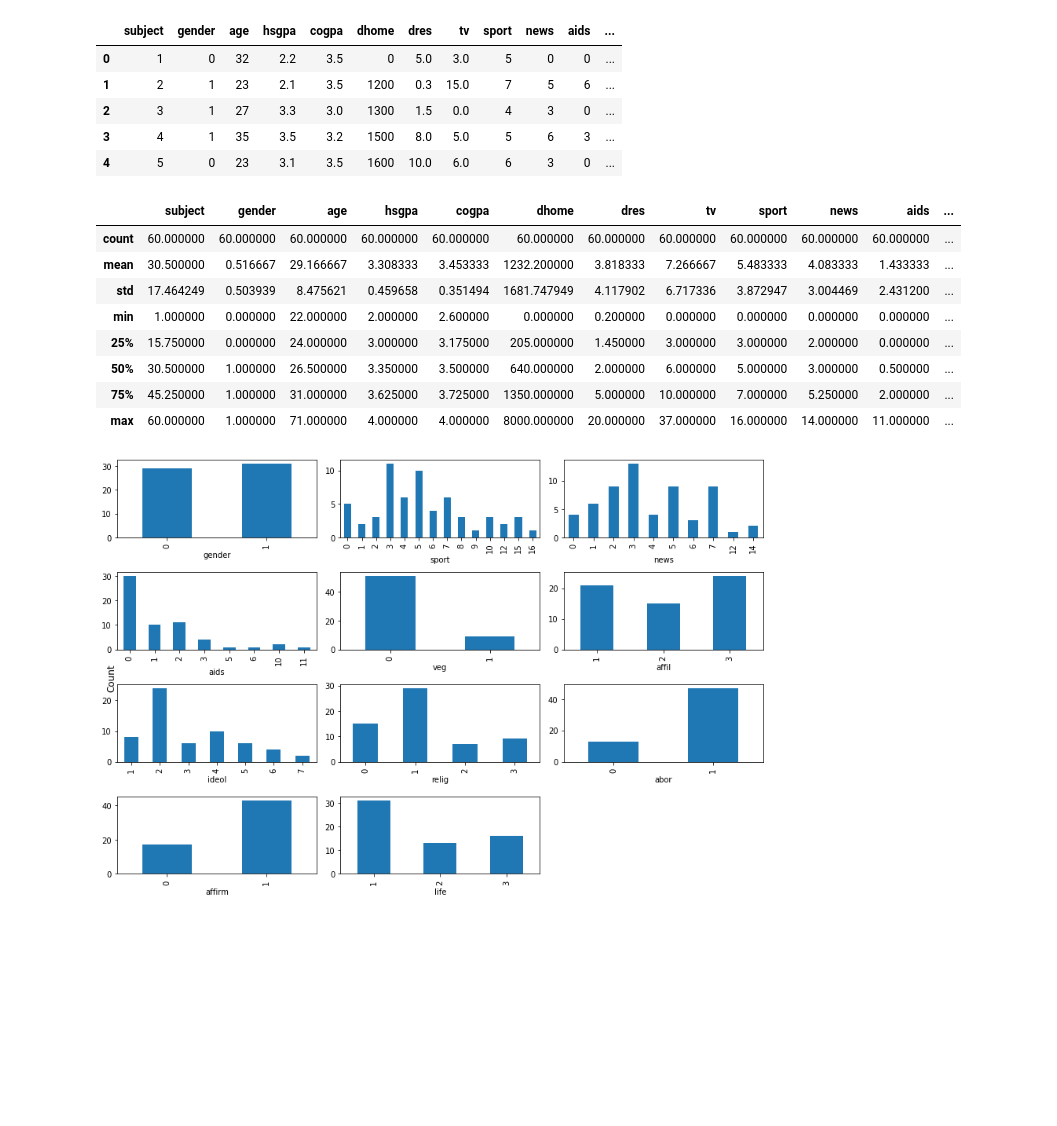
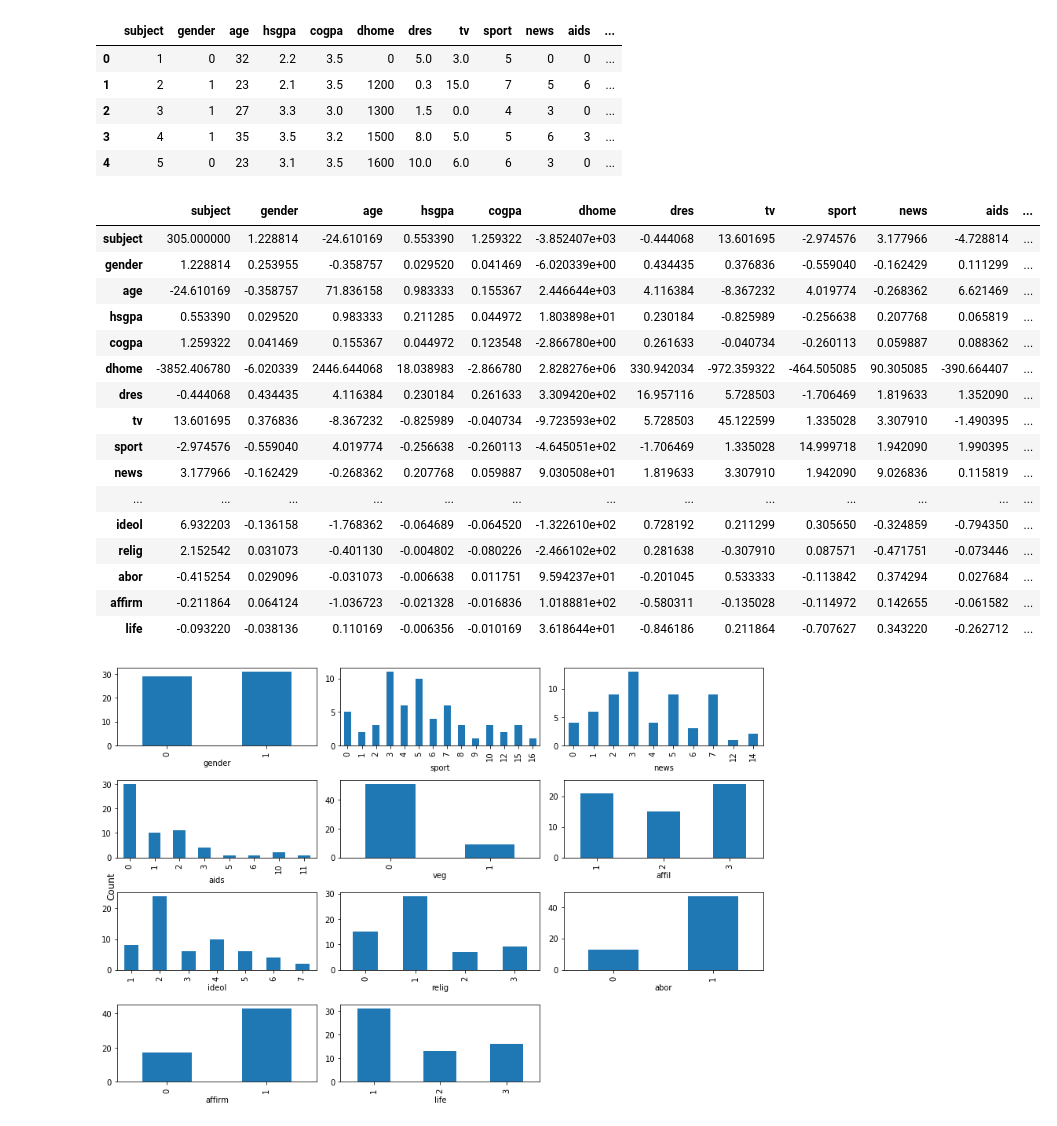
Before and after one commit to mugithi/mssai-statistics, a Jupyter notebook: Module 1/Module 1- Lab Presentation 1.1 Python File.ipynb, the cells around one changed output. Drawn from its saved outputs; the diff is of its cells as text; code cells hidden in the pictures; blank space fills up the shorter version.

```diff
--- a/Reading Material/Lab Presentation 1.1 Python File.ipynb
+++ b/Module 1/Module 1- Lab Presentation 1.1 Python File.ipynb
@@ -13,7 +13,7 @@ import scipy.stats
 from sklearn.linear_model import LinearRegression
 # %%
 # Read in the Students data file
-students = pd.read_csv('Students.dat', sep='\s+')
+students = pd.read_csv('https://stat4ds.rwth-aachen.de/data/Students.dat', sep='\s+')
 
 # View the first few rows of the dataset
 students.head()
@@ -27,16 +27,25 @@ students.head()
 # %%
 # Calculate summary statistics
 students.describe()
+students.cov()
 # %% [output]
 |  | subject | gender | age | hsgpa | cogpa | dhome | dres | tv | sport | news | aids | ... |
-| count | 60.000000 | 60.000000 | 60.000000 | 60.000000 | 60.000000 | 60.000000 | 60.000000 | 60.000000 | 60.000000 | 60.000000 | 60.000000 | ... |
-| mean | 30.500000 | 0.516667 | 29.166667 | 3.308333 | 3.453333 | 1232.200000 | 3.818333 | 7.266667 | 5.483333 | 4.083333 | 1.433333 | ... |
-| std | 17.464249 | 0.503939 | 8.475621 | 0.459658 | 0.351494 | 1681.747949 | 4.117902 | 6.717336 | 3.872947 | 3.004469 | 2.431200 | ... |
-| min | 1.000000 | 0.000000 | 22.000000 | 2.000000 | 2.600000 | 0.000000 | 0.200000 | 0.000000 | 0.000000 | 0.000000 | 0.000000 | ... |
-| 25% | 15.750000 | 0.000000 | 24.000000 | 3.000000 | 3.175000 | 205.000000 | 1.450000 | 3.000000 | 3.000000 | 2.000000 | 0.000000 | ... |
-| 50% | 30.500000 | 1.000000 | 26.500000 | 3.350000 | 3.500000 | 640.000000 | 2.000000 | 6.000000 | 5.000000 | 3.000000 | 0.500000 | ... |
-| 75% | 45.250000 | 1.000000 | 31.000000 | 3.625000 | 3.725000 | 1350.000000 | 5.000000 | 10.000000 | 7.000000 | 5.250000 | 2.000000 | ... |
-| max | 60.000000 | 1.000000 | 71.000000 | 4.000000 | 4.000000 | 8000.000000 | 20.000000 | 37.000000 | 16.000000 | 14.000000 | 11.000000 | ... |
+| subject | 305.000000 | 1.228814 | -24.610169 | 0.553390 | 1.259322 | -3.852407e+03 | -0.444068 | 13.601695 | -2.974576 | 3.177966 | -4.728814 | ... |
+| gender | 1.228814 | 0.253955 | -0.358757 | 0.029520 | 0.041469 | -6.020339e+00 | 0.434435 | 0.376836 | -0.559040 | -0.162429 | 0.111299 | ... |
+| age | -24.610169 | -0.358757 | 71.836158 | 0.983333 | 0.155367 | 2.446644e+03 | 4.116384 | -8.367232 | 4.019774 | -0.268362 | 6.621469 | ... |
+| hsgpa | 0.553390 | 0.029520 | 0.983333 | 0.211285 | 0.044972 | 1.803898e+01 | 0.230184 | -0.825989 | -0.256638 | 0.207768 | 0.065819 | ... |
+| cogpa | 1.259322 | 0.041469 | 0.155367 | 0.044972 | 0.123548 | -2.866780e+00 | 0.261633 | -0.040734 | -0.260113 | 0.059887 | 0.088362 | ... |
+| dhome | -3852.406780 | -6.020339 | 2446.644068 | 18.038983 | -2.866780 | 2.828276e+06 | 330.942034 | -972.359322 | -464.505085 | 90.305085 | -390.664407 | ... |
+| dres | -0.444068 | 0.434435 | 4.116384 | 0.230184 | 0.261633 | 3.309420e+02 | 16.957116 | 5.728503 | -1.706469 | 1.819633 | 1.352090 | ... |
+| tv | 13.601695 | 0.376836 | -8.367232 | -0.825989 | -0.040734 | -9.723593e+02 | 5.728503 | 45.122599 | 1.335028 | 3.307910 | -1.490395 | ... |
+| sport | -2.974576 | -0.559040 | 4.019774 | -0.256638 | -0.260113 | -4.645051e+02 | -1.706469 | 1.335028 | 14.999718 | 1.942090 | 1.990395 | ... |
+| news | 3.177966 | -0.162429 | -0.268362 | 0.207768 | 0.059887 | 9.030508e+01 | 1.819633 | 3.307910 | 1.942090 | 9.026836 | 0.115819 | ... |
+| ... | ... | ... | ... | ... | ... | ... | ... | ... | ... | ... | ... | ... |
+| ideol | 6.932203 | -0.136158 | -1.768362 | -0.064689 | -0.064520 | -1.322610e+02 | 0.728192 | 0.211299 | 0.305650 | -0.324859 | -0.794350 | ... |
+| relig | 2.152542 | 0.031073 | -0.401130 | -0.004802 | -0.080226 | -2.466102e+02 | 0.281638 | -0.307910 | 0.087571 | -0.471751 | -0.073446 | ... |
+| abor | -0.415254 | 0.029096 | -0.031073 | -0.006638 | 0.011751 | 9.594237e+01 | -0.201045 | 0.533333 | -0.113842 | 0.374294 | 0.027684 | ... |
+| affirm | -0.211864 | 0.064124 | -1.036723 | -0.021328 | -0.016836 | 1.018881e+02 | -0.580311 | -0.135028 | -0.114972 | 0.142655 | -0.061582 | ... |
+| life | -0.093220 | -0.038136 | 0.110169 | -0.006356 | -0.010169 | 3.618644e+01 | -0.846186 | 0.211864 | -0.707627 | 0.343220 | -0.262712 | ... |
 # %%
 # Plotting function for discrete variables
 def discrete_plots(df, columns, num_cols):
```
Also changed, not shown: parts of 2 cells of this notebook, 15 other files.
